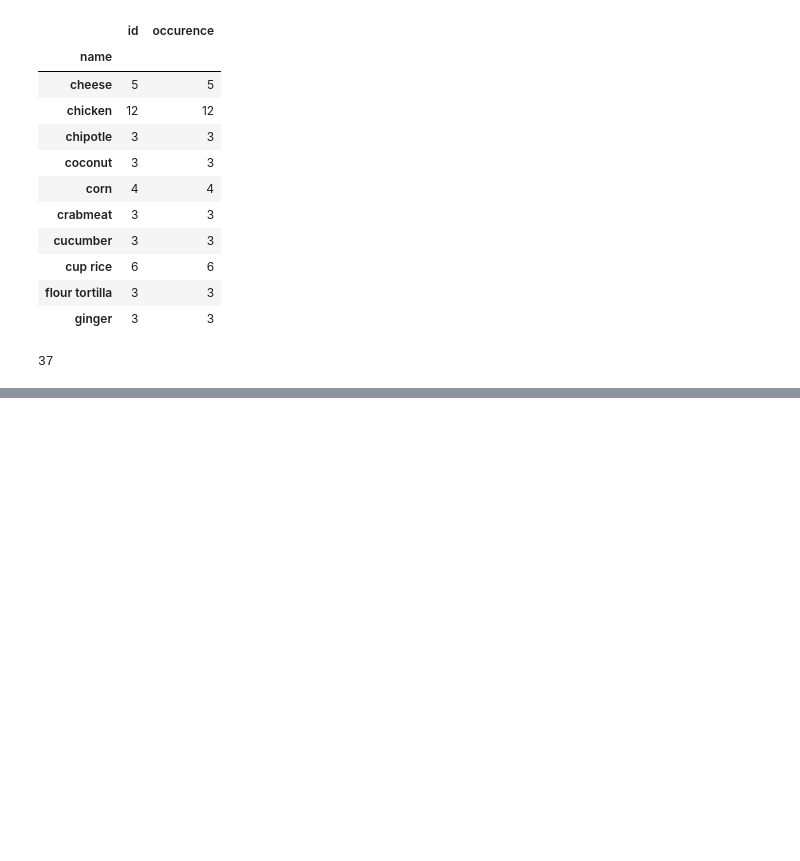
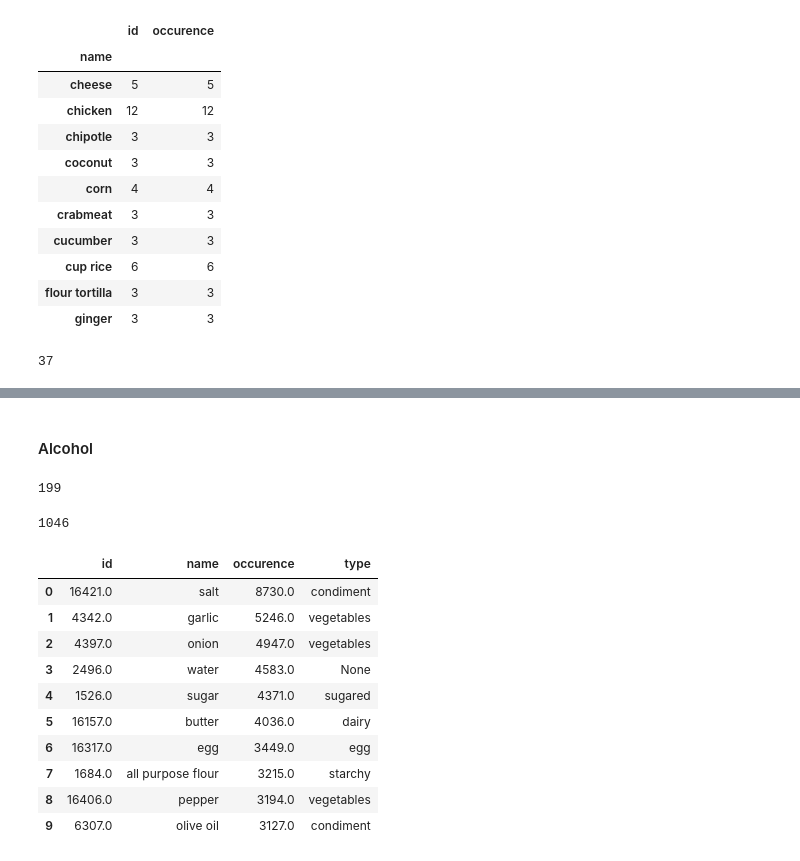
Before and after one commit to Rivollet/ADAProject, a Jupyter notebook: data-analysis/Ingredient_labelization.ipynb, the cells around one changed output, grey strips where cells are left out. Saved outputs shown, nothing was run; the diff lists cells and outputs as text; code cells hidden in the pictures; blank space fills up the shorter version.

```diff
--- a/data-analysis/Ingredient_labelization.ipynb
+++ b/data-analysis/Ingredient_labelization.ipynb
@@ -98,13 +100,9 @@ df_ingredients = pd.DataFrame(columns=['id', 'name', 'occurence'])
 i = 0;
 for ingredient in ingredients:
     if(ingredient["_id"] != 0):
-        i = i + 1;
         name = define_ingredient_label(ingredient["doc_name"])
         df_ingredients.loc[len(df_ingredients)] = (ingredient["_id"], name, ingredient["doc_count"])
 
-        #if i == 10:
-        #    break;
-
 df_ingredients.drop(df_ingredients[df_ingredients['occurence'] < 10].index, inplace = True)
 # %%
 df_ingredients.head(10)
@@ -151,0 +152,2 @@ len(df_ingredients_duplicates)
+# %%
+df_ingredients['type'] = 'None'
@@ -151,0 +243,2 @@ len(df_ingredients_duplicates)
+# %% [markdown]
+#### Alcohol
@@ -152 +249,23 @@ len(df_ingredients_duplicates)
+# %%
+len(df_ingredients[df_ingredients['type'] == 'None'])
+# %% [output]
+199
+# %%
+len(df_ingredients)
+# %% [output]
+1046
+# %%
+df_ingredients.head(10)
+# %% [output]
+|  | id | name | occurence | type |
+| 0 | 16421.0 | salt | 8730.0 | condiment |
+| 1 | 4342.0 | garlic | 5246.0 | vegetables |
+| 2 | 4397.0 | onion | 4947.0 | vegetables |
+| 3 | 2496.0 | water | 4583.0 | None |
+| 4 | 1526.0 | sugar | 4371.0 | sugared |
+| 5 | 16157.0 | butter | 4036.0 | dairy |
+| 6 | 16317.0 | egg | 3449.0 | egg |
+| 7 | 1684.0 | all purpose flour | 3215.0 | starchy |
+| 8 | 16406.0 | pepper | 3194.0 | vegetables |
+| 9 | 6307.0 | olive oil | 3127.0 | condiment |
 # %% [markdown]
```
Also changed, not shown: parts of 89 cells of this notebook.
